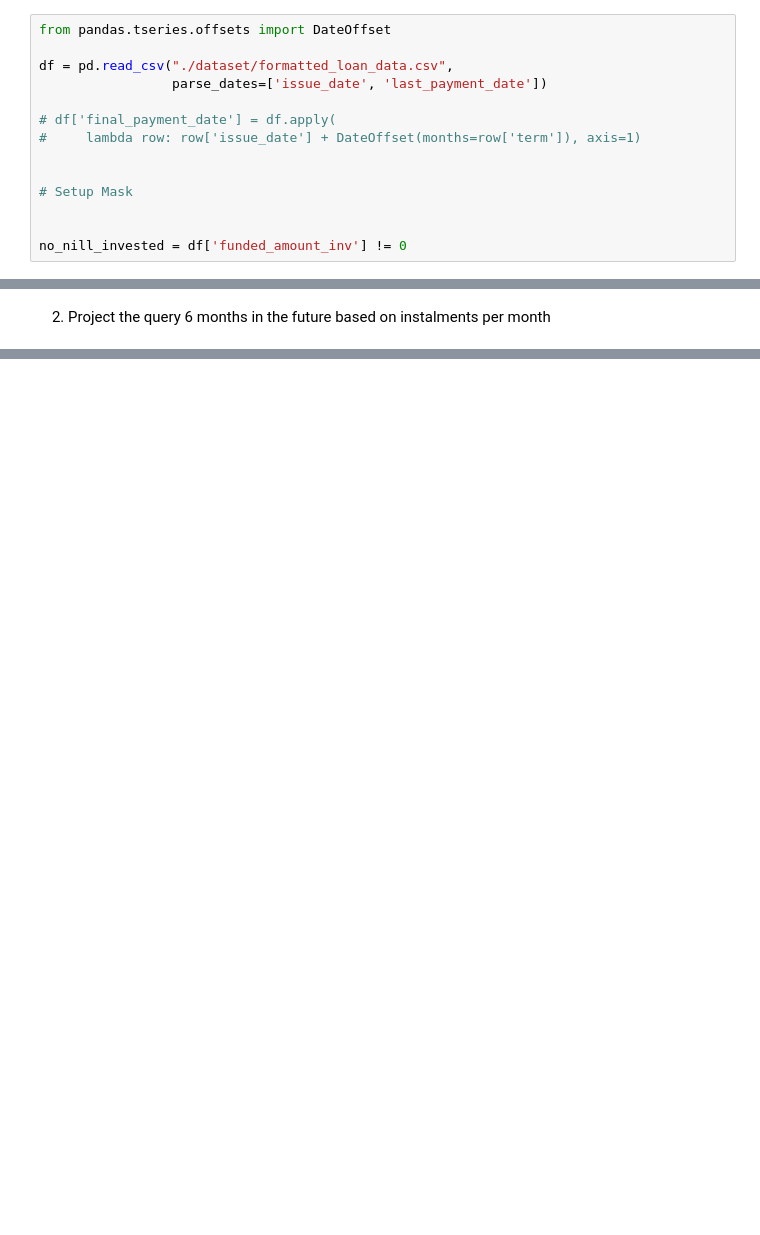
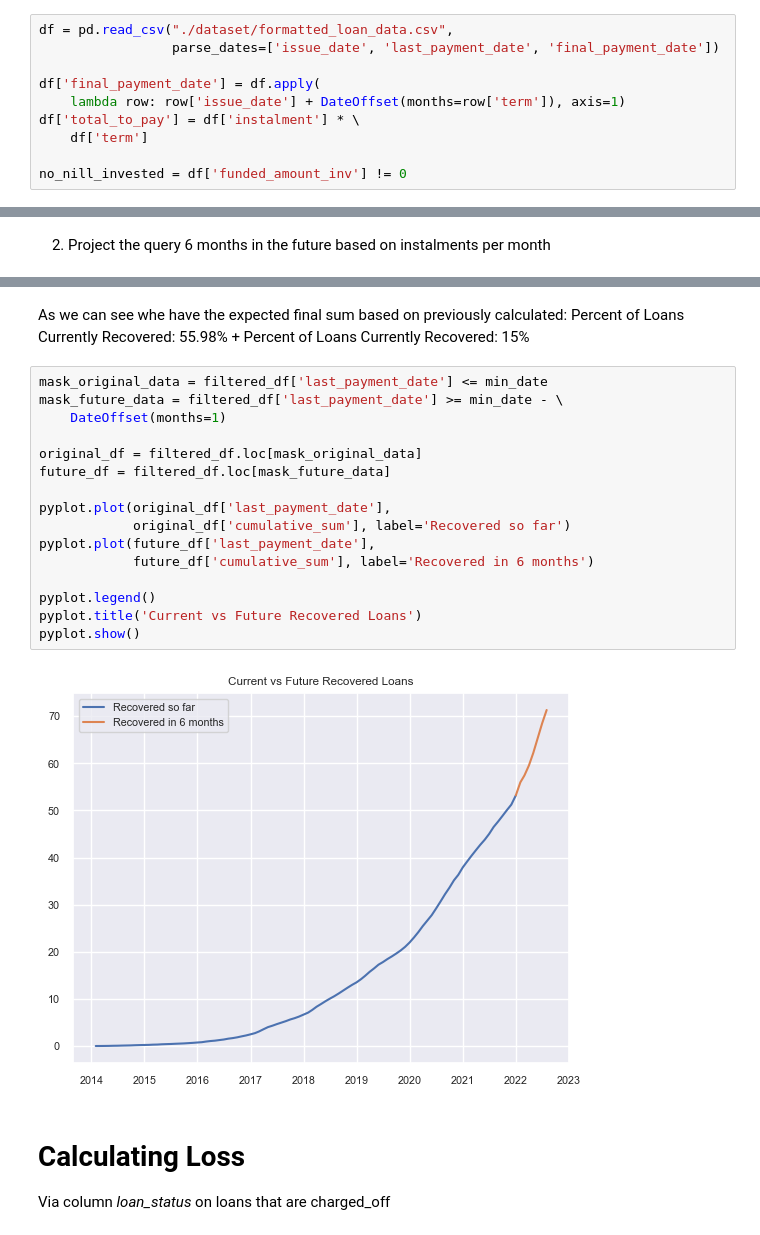
Before and after one commit to stealthchopper2k/exploratory-data-analysis---customer-loans-in-finance, a Jupyter notebook: main.ipynb, the cells around one changed output, grey strips where cells are left out. Cells and saved outputs as stored; diff of their text form; blank space fills up the shorter version.

```diff
--- a/main.ipynb
+++ b/main.ipynb
@@ -231,17 +319,13 @@ Completed Save
 
 1. Summarising what percentage of loans are recovered against investor funding currently.
 # %%
-from pandas.tseries.offsets import DateOffset
+df = pd.read_csv("./dataset/formatted_loan_data.csv",
+                 parse_dates=['issue_date', 'last_payment_date', 'final_payment_date'])
 
-df = pd.read_csv("./dataset/formatted_loan_data.csv",
-                 parse_dates=['issue_date', 'last_payment_date'])
-
-# df['final_payment_date'] = df.apply(
-#     lambda row: row['issue_date'] + DateOffset(months=row['term']), axis=1)
-
-
-# Setup Mask
-
+df['final_payment_date'] = df.apply(
+    lambda row: row['issue_date'] + DateOffset(months=row['term']), axis=1)
+df['total_to_pay'] = df['instalment'] * \
+    df['term']
 
 no_nill_invested = df['funded_amount_inv'] != 0
 # %%
@@ -437,0 +492,25 @@ print(len(df))
+# %% [markdown]
+As we can see whe have the expected final sum based on previously calculated:
+Percent of Loans Currently Recovered: 55.98% + Percent of Loans Currently Recovered: 15%
+# %%
+mask_original_data = filtered_df['last_payment_date'] <= min_date
+mask_future_data = filtered_df['last_payment_date'] >= min_date - \
+    DateOffset(months=1)
+
+original_df = filtered_df.loc[mask_original_data]
+future_df = filtered_df.loc[mask_future_data]
+
+pyplot.plot(original_df['last_payment_date'],
+            original_df['cumulative_sum'], label='Recovered so far')
+pyplot.plot(future_df['last_payment_date'],
+            future_df['cumulative_sum'], label='Recovered in 6 months')
+
+pyplot.legend()
+pyplot.title('Current vs Future Recovered Loans')
+pyplot.show()
+# %% [output]
+[figure, added]
+# %% [markdown]
+# Calculating Loss
+
+Via column *loan_status* on loans that are charged_off
```
Also changed, not shown: parts of 42 cells of this notebook, 2 other files.
